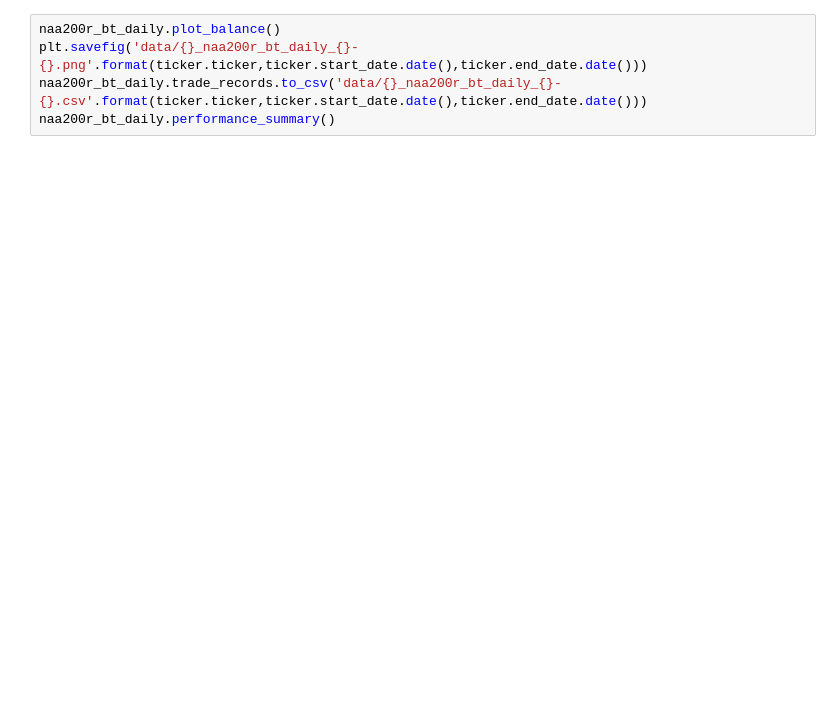
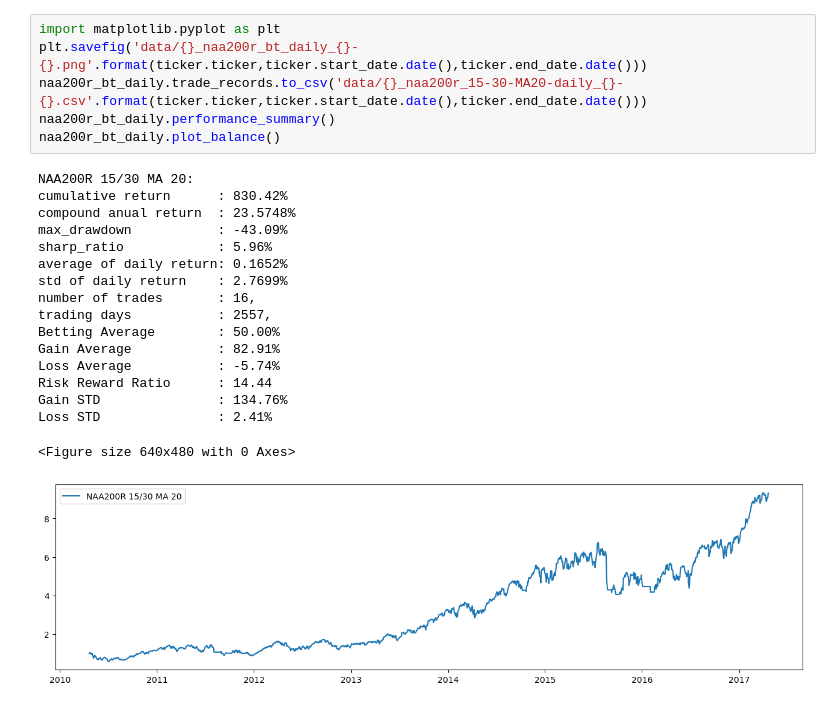
Before and after one commit to sylviawusyl/backtesting, a Jupyter notebook: trading_record_analysis.ipynb, the cells around one changed output. Cells and saved outputs as stored; diff of their text form; blank space fills up the shorter version.

```diff
--- a/trading_record_analysis.ipynb
+++ b/trading_record_analysis.ipynb
@@ -70,7 +140,26 @@ naa200r_bt_daily.run_backtest(naa200r_stg, ticker)
 # %%
+import matplotlib.pyplot as plt
+plt.savefig('data/{}_naa200r_bt_daily_{}-{}.png'.format(ticker.ticker,ticker.start_date.date(),ticker.end_date.date()))
+naa200r_bt_daily.trade_records.to_csv('data/{}_naa200r_15-30-MA20-daily_{}-{}.csv'.format(ticker.ticker,ticker.start_date.date(),ticker.end_date.date()))
+naa200r_bt_daily.performance_summary()
 naa200r_bt_daily.plot_balance()
-plt.savefig('data/{}_naa200r_bt_daily_{}-{}.png'.format(ticker.ticker,ticker.start_date.date(),ticker.end_date.date()))
-naa200r_bt_daily.trade_records.to_csv('data/{}_naa200r_bt_daily_{}-{}.csv'.format(ticker.ticker,ticker.start_date.date(),ticker.end_date.date()))
-naa200r_bt_daily.performance_summary()
+# %% [output]
+NAA200R 15/30 MA 20:
+cumulative return      : 830.42%
+compound anual return  : 23.5748%
+max_drawdown           : -43.09%
+sharp_ratio            : 5.96%
+average of daily return: 0.1652%
+std of daily return    : 2.7699%
+number of trades       : 16,
+trading days           : 2557,
+Betting Average        : 50.00%
+Gain Average           : 82.91%
+Loss Average           : -5.74%
+Risk Reward Ratio      : 14.44
+Gain STD               : 134.76%
+Loss STD               : 2.41%
+<Figure size 640x480 with 0 Axes>
+[figure, added]
 # %%
 naa200r_bt_daily.plot_records()
```
Also changed, not shown: parts of 13 cells of this notebook, 2 other files.
